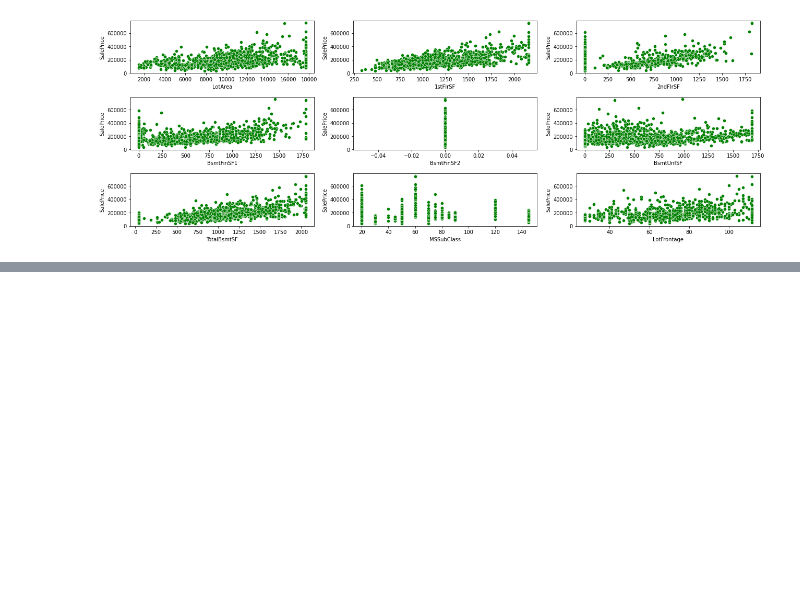
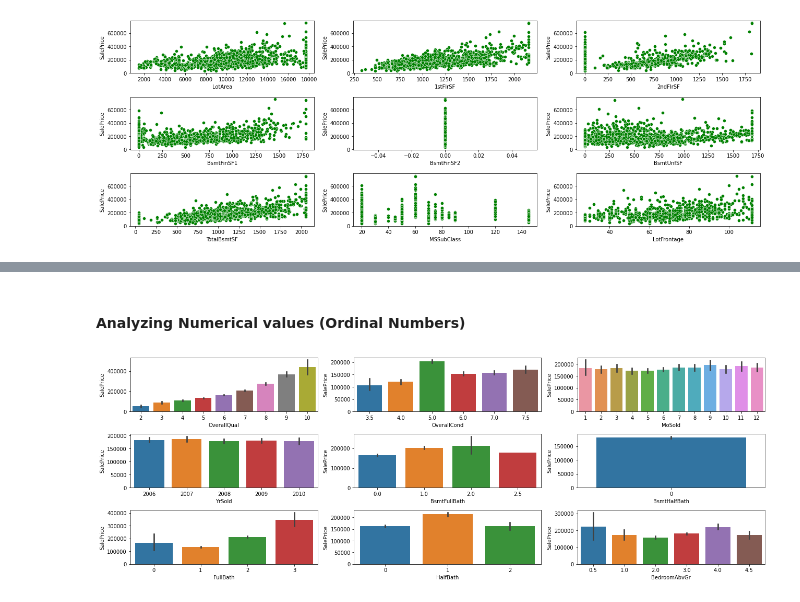
Before and after one commit to samrich76/Advanced-Regression-Assignment, a Jupyter notebook: Australian_market_Predict.ipynb, the cells around one changed output, grey strips where cells are left out. Saved outputs shown, nothing was run; the diff lists cells and outputs as text; code cells hidden in the pictures; blank space fills up the shorter version.

```diff
--- a/Australian_market_Predict.ipynb
+++ b/Australian_market_Predict.ipynb
@@ -296,0 +360,5 @@ for col in cols:
+# %%
+housing_data.drop(['LowQualFinSF', 'EnclosedPorch', '3SsnPorch', 'ScreenPorch', 'PoolArea', 'MiscVal'], axis=1, inplace=True)
+
+# Checking the remaining columns
+housing_data.columns
@@ -296,0 +383,15 @@ for col in cols:
+# %% [markdown]
+#### Analyzing Numerical values (Ordinal Numbers)
+# %%
+fig=plt.subplots(figsize=(18, 18))
+# change int columns to category
+cols = ['OverallQual','OverallCond','MoSold','YrSold','BsmtFullBath','BsmtHalfBath','FullBath','HalfBath','BedroomAbvGr']
+
+i = 0
+for col in cols:
+    plt.subplot(9, 3, i+1)
+    sns.barplot(housing_data[col], housing_data['SalePrice'])
+    plt.tight_layout()
+    i = i +1;
+# %% [output]
+[figure, added]
```
Also changed, not shown: parts of 58 cells of this notebook.
